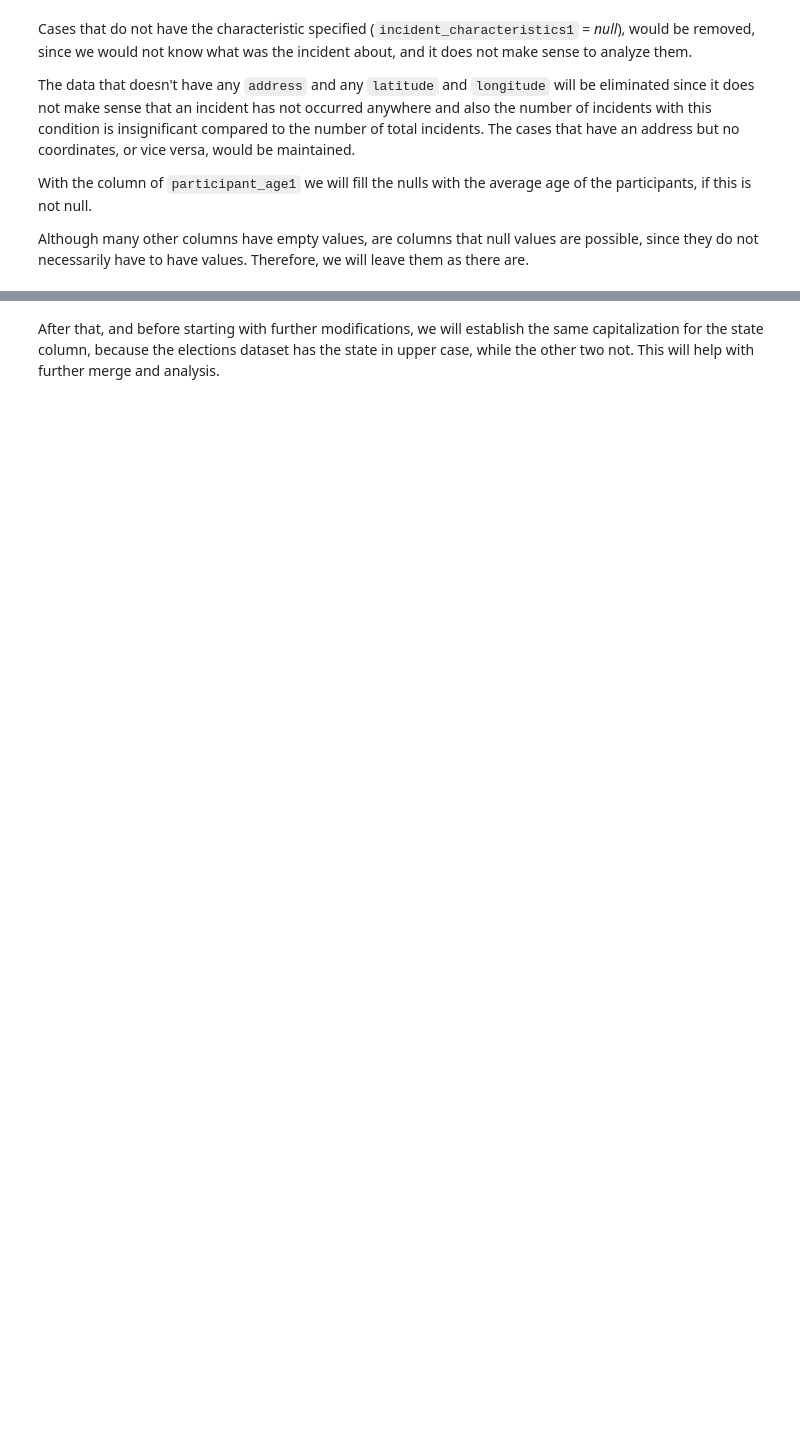
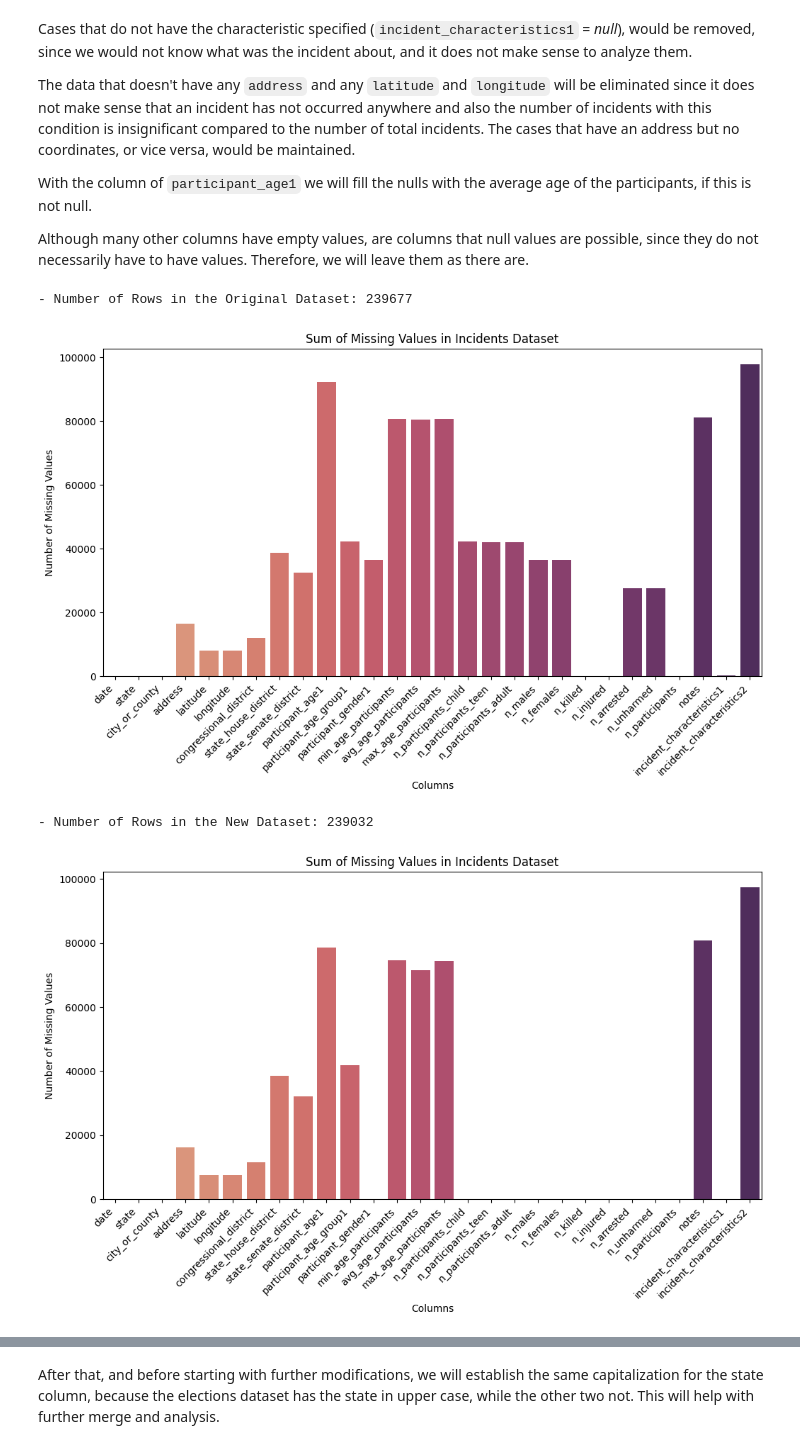
Before and after one commit to Marc2910llv/Gun-Incidents-In-USA-DataMining, a Jupyter notebook: Data_Mining_Project.ipynb, the cells around one changed output, grey strips where cells are left out. Saved outputs shown, nothing was run; the diff lists cells and outputs as text; code cells hidden in the pictures; blank space fills up the shorter version.

```diff
--- a/Data_Mining_Project.ipynb
+++ b/Data_Mining_Project.ipynb
@@ -148,0 +207,11 @@ plt.show()
+# %%
+import matplotlib.pyplot as plt
+import seaborn as sns
+
+# Check for missing values
+missing_values_i = incidents_dataset.isnull().sum()
+print("Nulls in Incidents Dataset\n", missing_values_i)
+missing_values_p = pbsy_dataset.isnull().sum()
+print("Nulls in Poverty By State Year Dataset\n", missing_values_p, "\n")
+missing_values_y = ysdh_dataset.isnull().sum()
+print("Nulls in Year State District Home Dataset\n", missing_values_y)
@@ -156,6 +247,14 @@ With the column of `participant_age1` we will fill the nulls with the average ag
 Although many other columns have empty values, are columns that null values are possible, since they do not necessarily have to have values. Therefore, we will leave them as there are.
 # %%
 print("- Number of Rows in the Original Dataset:", incidents_dataset.shape[0])
+# Plotting the sum of missing values for each column using a bar plot
+plt.figure(figsize=(12, 6))
+sns.barplot(x=missing_values_i.index, y=missing_values_i.values, hue=missing_values_i.index, palette='flare', legend=False)
+plt.xticks(rotation=45, ha='right')
+plt.title('Sum of Missing Values in Incidents Dataset')
+plt.xlabel('Columns')
+plt.ylabel('Number of Missing Values')
+plt.show()
 
 # Eliminate the data that have null in incident_characteristics1, adress, latitude and adress.
 incidents_dataset = incidents_dataset.dropna(subset=['incident_characteristics1'], how='all')
@@ -239,30 +338,36 @@ for index, x in incidents_dataset.iterrows():
         incidents_dataset.at[index, 'participant_gender1'] = actualGender
         actualGender = 'Female' if actualGender == 'Male' else 'Male'
 
     # Acumular totales
     totalChilds = sumTotalNumber(x['n_participants_child'], totalChilds)
     totalTeens = sumTotalNumber(x['n_participants_teen'], totalTeens)
     totalAdults = sumTotalNumber(x['n_participants_adult'], totalAdults)
     totalMales = sumTotalNumber(x['n_males'], totalMales)
     totalFemales = sumTotalNumber(x['n_females'], totalFemales)
     totalArrested = sumTotalNumber(x['n_arrested'], totalArrested)
     totalUnharmed = sumTotalNumber(x['n_unharmed'], totalUnharmed)
 
 #For the rest numeral attributes we just do the average of all the cases
 incidents_dataset['n_participants_child'].fillna(round(totalChilds/len(incidents_dataset)), inplace=True)
 incidents_dataset['n_participants_teen'].fillna(round(totalTeens/len(incidents_dataset)), inplace=True)
 incidents_dataset['n_participants_adult'].fillna(round(totalAdults/len(incidents_dataset)), inplace=True)
 incidents_dataset['n_males'].fillna(round(totalMales/len(incidents_dataset)), inplace=True)
 incidents_dataset['n_females'].fillna(round(totalFemales/len(incidents_dataset)), inplace=True)
 incidents_dataset['n_arrested'].fillna(round(totalArrested/len(incidents_dataset)), inplace=True)
 incidents_dataset['n_unharmed'].fillna(round(totalUnharmed/len(incidents_dataset)), inplace=True)
 
 # Print mising values label
 missing_values = incidents_dataset.isnull().sum()
+print("- Number of Rows in the New Dataset:", incidents_dataset.shape[0])
 plt.figure(figsize=(12, 6))
 sns.barplot(x=missing_values.index, y=missing_values.values, hue=missing_values.index, palette='flare', legend=False)
 plt.xticks(rotation=45, ha='right')
 plt.title('Sum of Missing Values in Incidents Dataset')
 plt.xlabel('Columns')
 plt.ylabel('Number of Missing Values')
 plt.show()
+# %% [output]
+- Number of Rows in the Original Dataset: 239677
+[figure, added]
+- Number of Rows in the New Dataset: 239032
+[figure, added]
```
Also changed, not shown: parts of 86 cells of this notebook.
